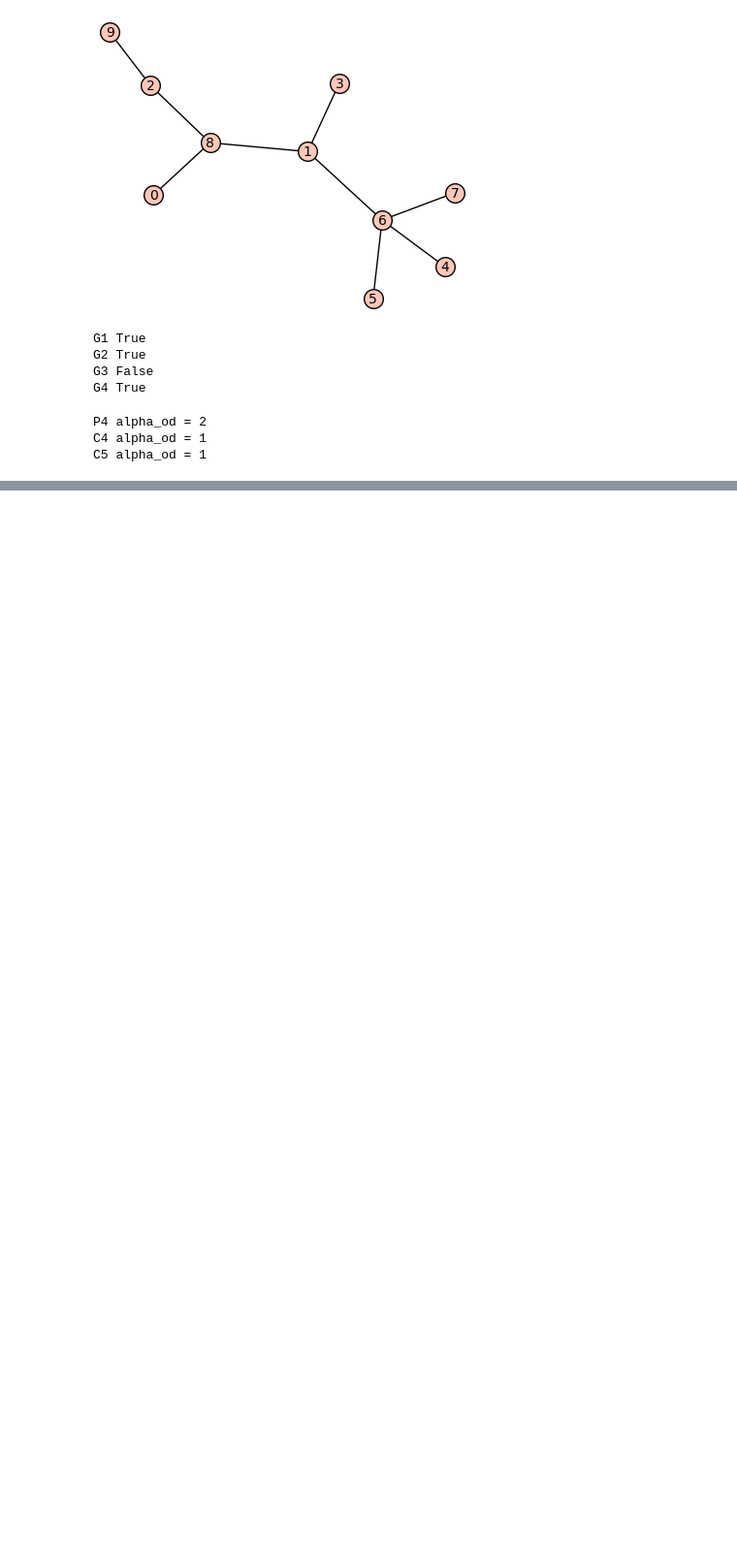
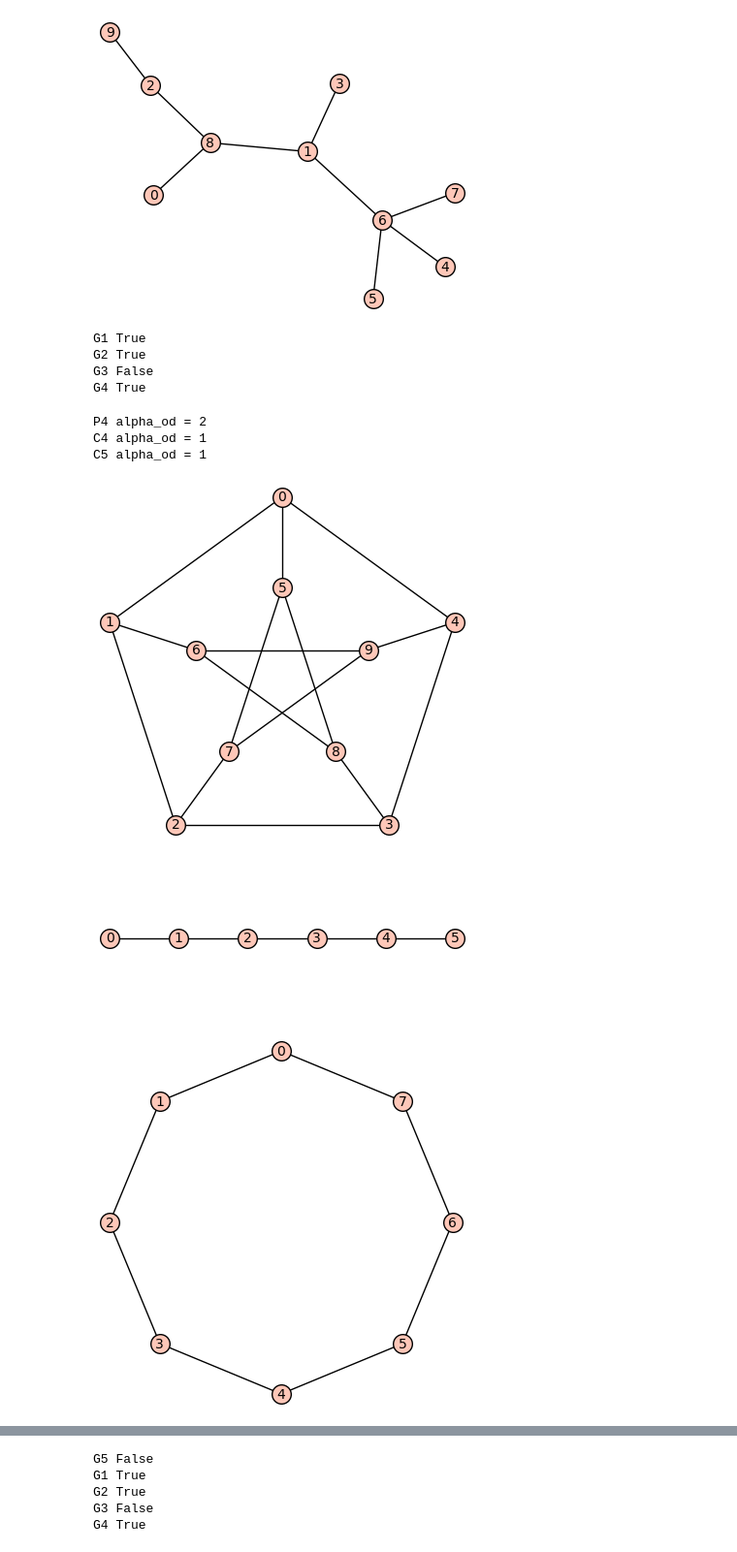
Before and after one commit to JureKra/Projekt-FP, a Jupyter notebook: main.ipynb, the cells around one changed output, grey strips where cells are left out. Shown at 97% size. Cells and saved outputs as stored; diff of their text form; code cells hidden in the pictures; blank space fills up the shorter version.

Commit message:
preveri_outerplanarnost

```diff
--- a/main.ipynb
+++ b/main.ipynb
@@ -221,0 +274,20 @@ C5 alpha_od = 1
+# %%
+G1 = graphs.PathGraph(6)
+G2 = graphs.CycleGraph(8)
+G3 = graphs.CompleteGraph(4)
+G4 = graphs.RandomTree(10)
+G5 = graphs.PetersenGraph()
+G5.show()
+G1.show()
+G2.show()
+G3.show()
+G4.show()
+print("G5", preveri_outerplanarnost(G5))
+print("G1", preveri_outerplanarnost(G1))
+print("G2", preveri_outerplanarnost(G2))
+print("G3", preveri_outerplanarnost(G3))
+print("G4", preveri_outerplanarnost(G4))
+# %% [output]
+[figure, added]
+[figure, added]
+[figure, added]
@@ -221,0 +296,5 @@ C5 alpha_od = 1
+G5 False
+G1 True
+G2 True
+G3 False
+G4 True
```
Also changed, not shown: parts of 2 cells of this notebook.
